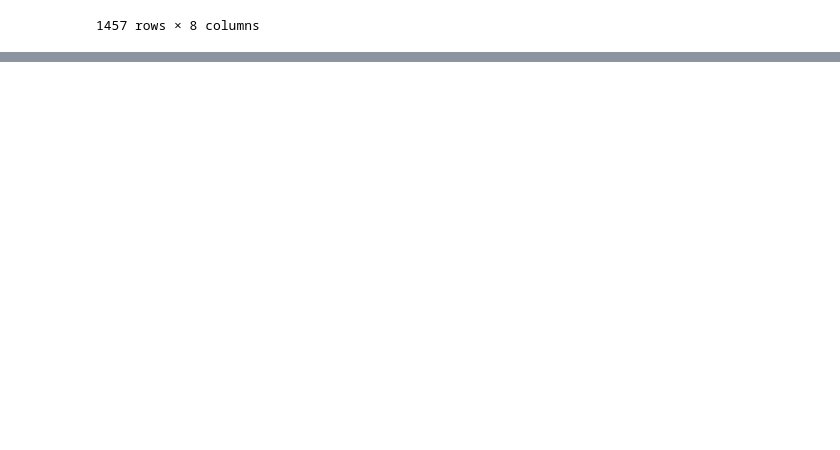
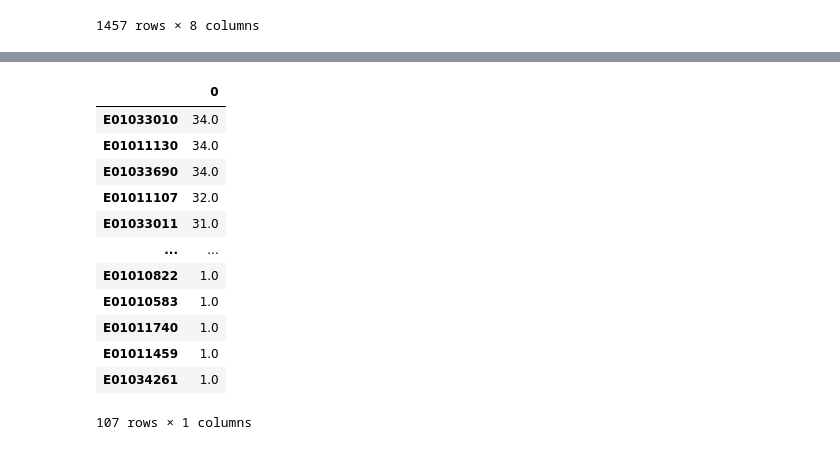
Before and after one commit to safer-streets/safer-streets-core, a Jupyter notebook: area-ranking.ipynb, the cells around one changed output, grey strips where cells are left out. Cells and saved outputs as stored; diff of their text form; code cells hidden in the pictures; blank space fills up the shorter version.

```diff
--- a/area-ranking.ipynb
+++ b/area-ranking.ipynb
@@ -242,0 +104,13 @@ Optimization terminated successfully.
+# %%
+# Top N for each period
+N = 15
+
+top_N = pd.concat(
+    [
+        pd.Series(smoothed_counts[col].sort_values(ascending=False).index[:N], name=col)
+        for col in smoothed_counts.columns
+    ],
+    axis=1,
+)
+top_N.index = pd.Index(top_N.index + 1, name="Rank")
+top_N
@@ -242,0 +136,19 @@ Optimization terminated successfully.
+# %%
+persistent = (
+    pd.concat((top_N[col].value_counts() for col in top_N), axis=1).sum(axis=1).sort_values(ascending=False).to_frame()
+)
+persistent
+# %% [output]
+|  | 0 |
+| E01033010 | 34.0 |
+| E01011130 | 34.0 |
+| E01033690 | 34.0 |
+| E01011107 | 32.0 |
+| E01033011 | 31.0 |
+| ... | ... |
+| E01010822 | 1.0 |
+| E01010583 | 1.0 |
+| E01011740 | 1.0 |
+| E01011459 | 1.0 |
+| E01034261 | 1.0 |
+107 rows × 1 columns
```
Also changed, not shown: parts of 14 cells of this notebook, 5 other files.
